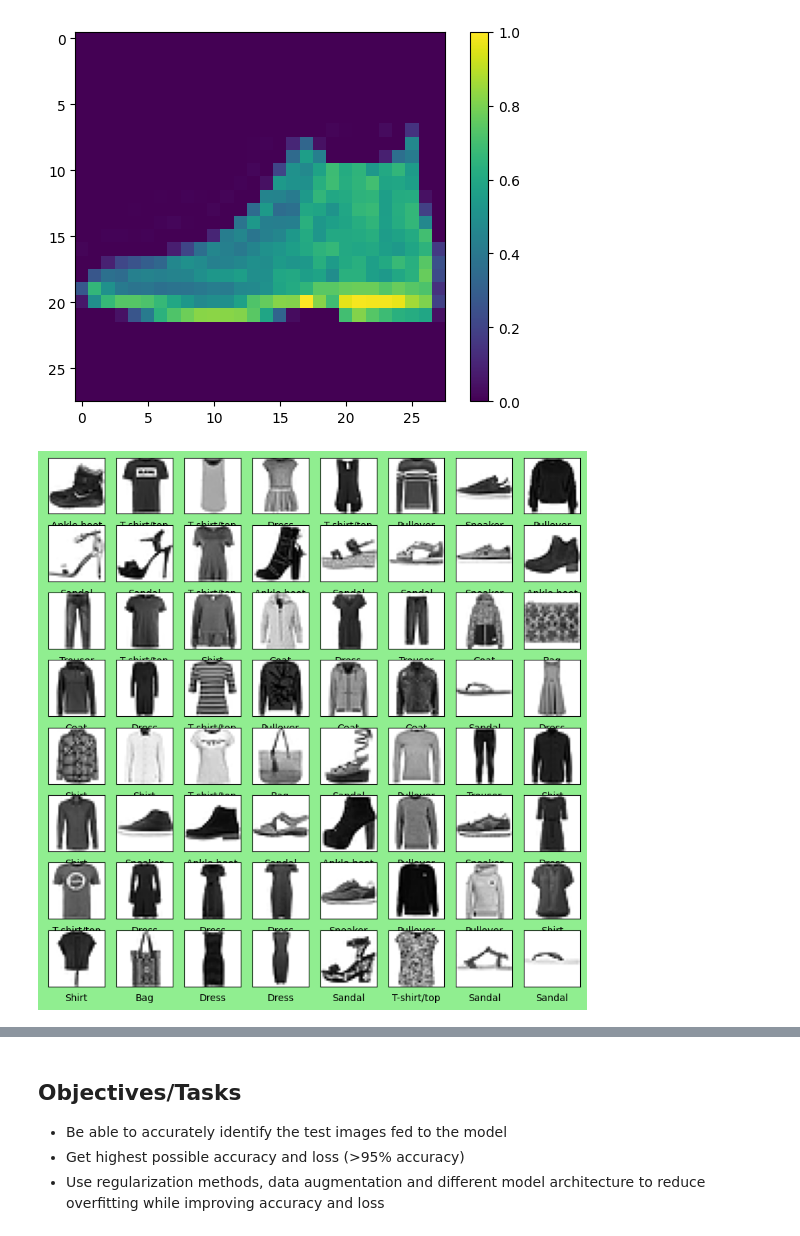
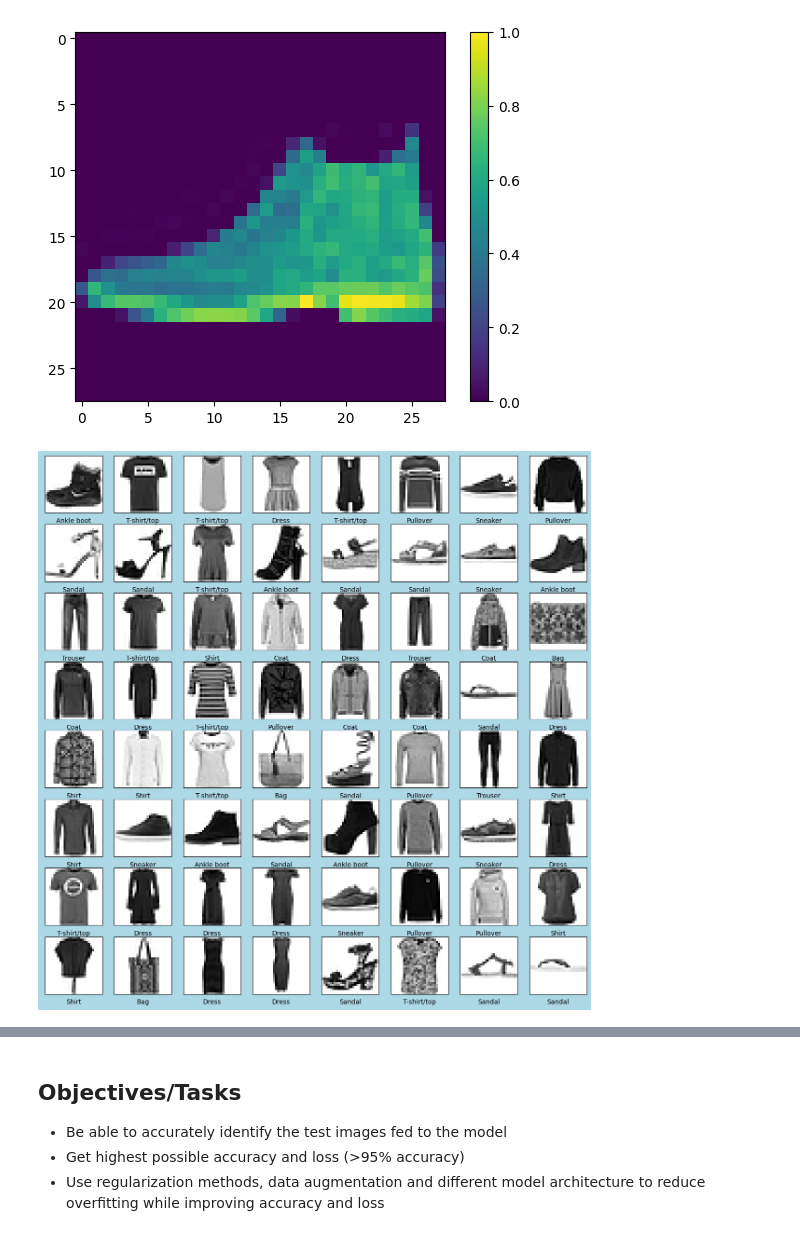
Before and after one commit to Amirrahman19/DeepLearning, a Jupyter notebook: CA1/PartA/fashion-Copy1.ipynb, the cells around one changed output, grey strips where cells are left out. Saved outputs shown, nothing was run; the diff lists cells and outputs as text; code cells hidden in the pictures.

```diff
--- a/CA1/PartA/fashion-Copy1.ipynb
+++ b/CA1/PartA/fashion-Copy1.ipynb
@@ -106,14 +106,14 @@ plt.show()
 
 # plt.show()
 # %%
-plt.figure(figsize=(10,10),facecolor="lightgreen")
+plt.figure(figsize=(15,15),facecolor="lightblue")
 for i in range(64): # 64 imgs
   plt.subplot(8,8,i+1)
   plt.xticks([])
   plt.yticks([])
   plt.grid(False)
   plt.imshow(x_train[i], cmap=plt.cm.binary) # printing binary/black and white image
   plt.xlabel(class_names[y_train[i]])
 plt.show()
 # %% [output]
-[figure, old version]
+[figure, new version]
```
Also changed, not shown: parts of 30 cells of this notebook, 2 other files.
